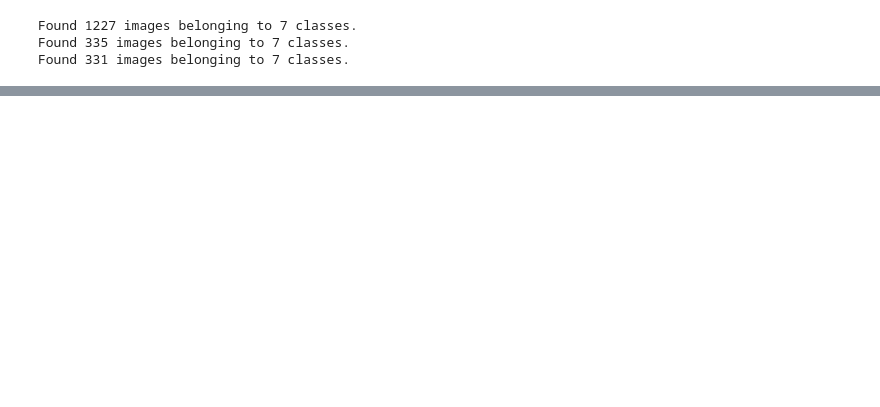
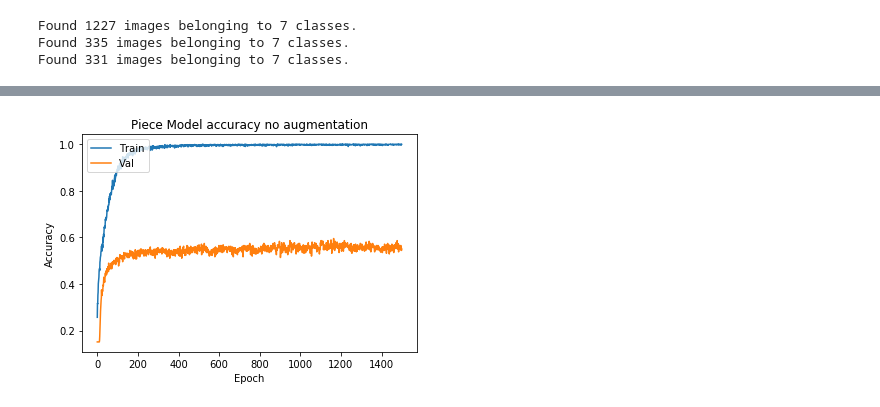
Before and after one commit to HDGoldi/MLND_Capstone_Project_2019, a Jupyter notebook: notebooks/Neutral Network Data Generator.ipynb, the cells around one changed output, grey strips where cells are left out. Saved outputs shown, nothing was run; the diff lists cells and outputs as text; code cells hidden in the pictures; blank space fills up the shorter version.

```diff
--- a/notebooks/Neutral Network Data Generator.ipynb
+++ b/notebooks/Neutral Network Data Generator.ipynb
@@ -197,11 +289,13 @@ ax = sns.heatmap(cmatrix, annot=True, xticklabels=['bishop','king','pawn','knigh
 # %%
-plt.plot(piece_hist.history['acc'])
-plt.plot(piece_hist.history['val_acc'])
+plt.plot(piece_hist.history['accuracy'])
+plt.plot(piece_hist.history['val_accuracy'])
 plt.title('Piece Model accuracy no augmentation')
 plt.ylabel('Accuracy')
 plt.xlabel('Epoch')
 plt.legend(['Train', 'Val'], loc='upper left')
 plt.show()
+# %% [output]
+[figure, added]
 # %%
 plt.plot(piece_hist.history['loss'])
 plt.plot(piece_hist.history['val_loss'])
```
Also changed, not shown: parts of 17 cells of this notebook, 6 other files.
